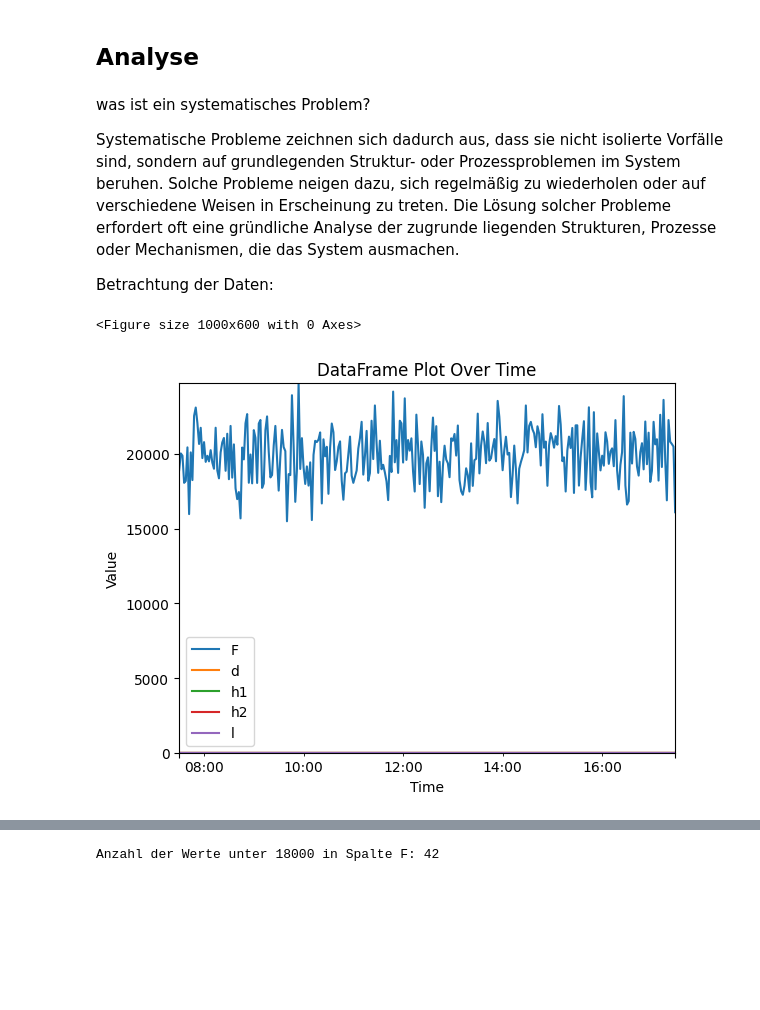
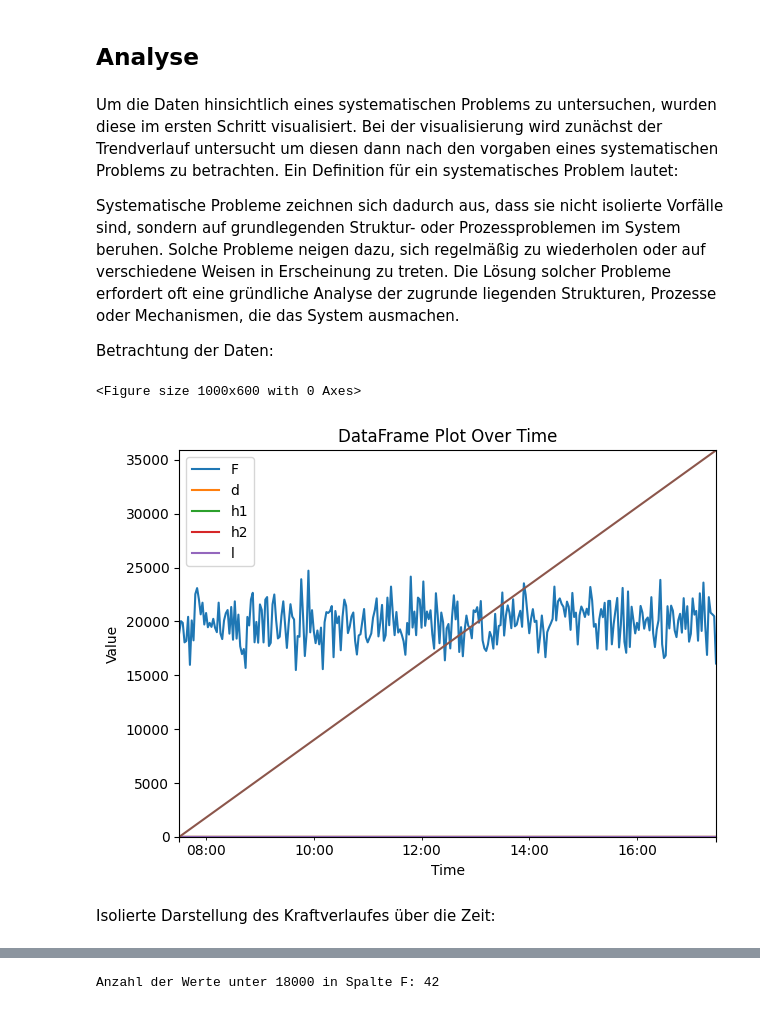
Before and after one commit to FHAC-MdQM/data-exploration-nh6243s, a Jupyter notebook: LoadPBdata.ipynb, the cells around one changed output, grey strips where cells are left out. Drawn from its saved outputs; the diff is of its cells as text; code cells hidden in the pictures; blank space fills up the shorter version.

```diff
--- a/LoadPBdata.ipynb
+++ b/LoadPBdata.ipynb
@@ -74,25 +74,37 @@ df.head()
 # %% [markdown]
 ## Analyse
 # %% [markdown]
-was ist ein systematisches Problem?
+Um die Daten hinsichtlich eines systematischen Problems zu untersuchen, wurden diese im ersten Schritt visualisiert.
+Bei der visualisierung wird zunächst der Trendverlauf untersucht um diesen dann nach den vorgaben eines systematischen Problems zu betrachten.
+Ein Definition für ein systematisches Problem lautet:
 
 Systematische Probleme zeichnen sich dadurch aus, dass sie nicht isolierte Vorfälle sind, sondern auf grundlegenden Struktur- oder Prozessproblemen im System beruhen. Solche Probleme neigen dazu, sich regelmäßig zu wiederholen oder auf verschiedene Weisen in Erscheinung zu treten. Die Lösung solcher Probleme erfordert oft eine gründliche Analyse der zugrunde liegenden Strukturen, Prozesse oder Mechanismen, die das System ausmachen.
 
 Betrachtung der Daten:
 # %%
+import matplotlib.pyplot as plt
+
+# Assuming df is your DataFrame
+
 plt.figure(figsize=(10, 6))
 df.plot()
+
 plt.title('DataFrame Plot Over Time')
 plt.xlabel('Time')
 plt.ylabel('Value')
+plt.xlim(df.index.min(), df.index.max())
 
-# Set axis limits based on the data
-plt.xlim(df.index.min(), df.index.max())
-plt.ylim(df.min().min(), df.max().max())
+# Set y-axis limits based on the minimum and maximum values excluding the 'Time' column
+plt.ylim(df.iloc[:, 1:].min().min(), df.iloc[:, 1:].max().max())
 
-plt.legend(loc='best')
+# Customize Legend (replace with your column names)
+plt.legend(['F', 'd', 'h1', 'h2', 'l'], loc='best')
+
+plt.tight_layout()
 plt.show()
 # %% [output]
 <Figure size 1000x600 with 0 Axes>
-[figure, old version]
+[figure, new version]
+# %% [markdown]
+Isolierte Darstellung des Kraftverlaufes über die Zeit:
 # %%
```
Also changed, not shown: parts of 10 cells of this notebook.
